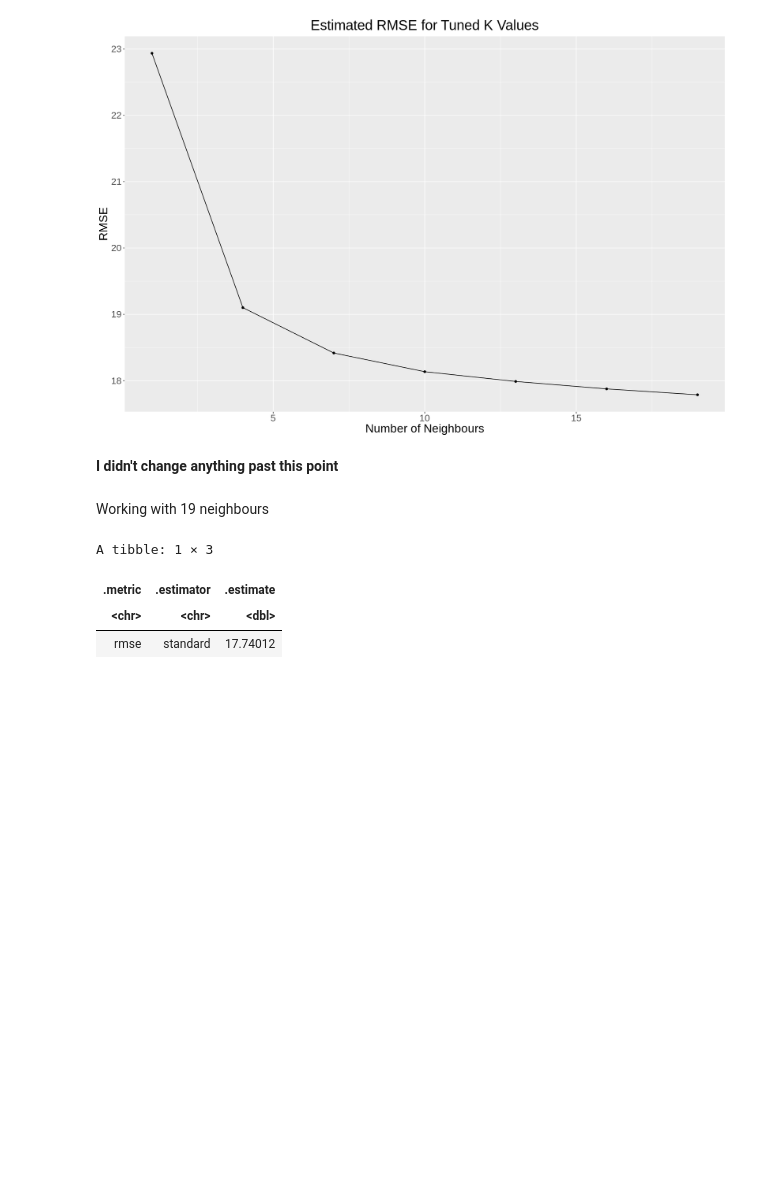
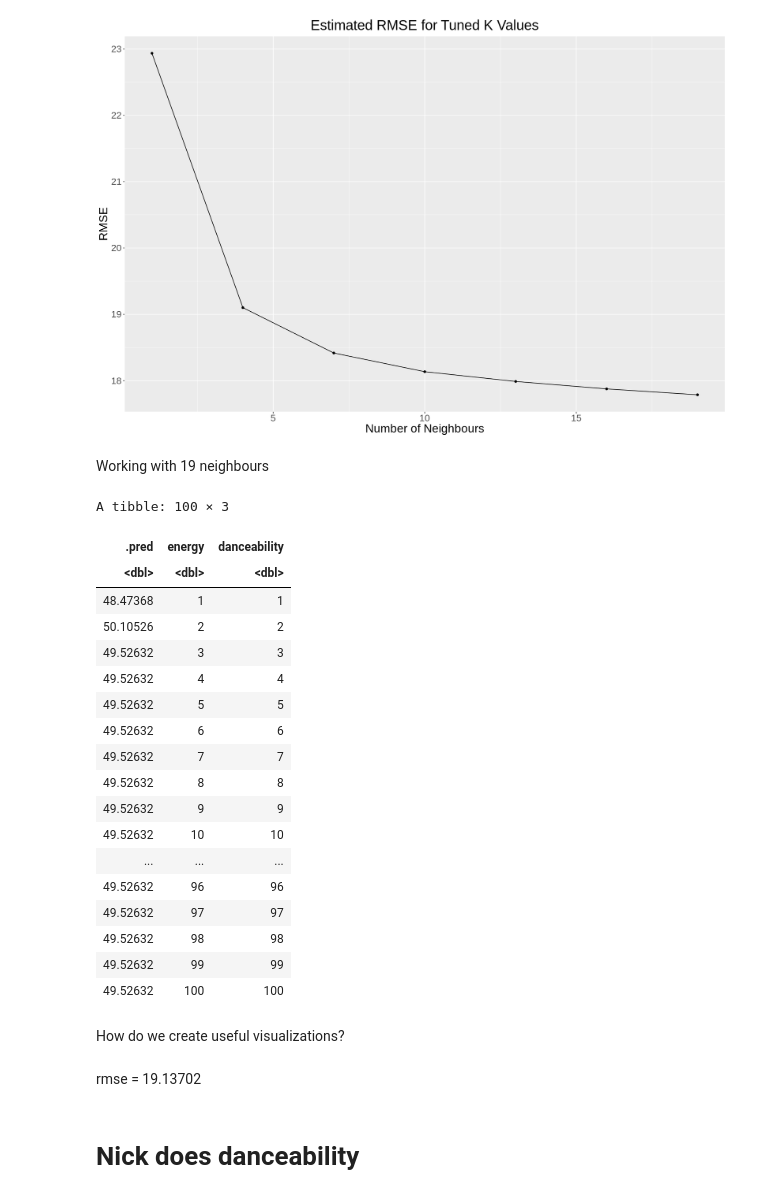
Before and after one commit to niickmerc/DSCI100-Group-Final, a Jupyter notebook: ProjectReport.ipynb, the cells around one changed output. Drawn from its saved outputs; the diff is of its cells as text; code cells hidden in the pictures; blank space fills up the shorter version.

Commit message:
Added rmse stuff

```diff
--- a/ProjectReport.ipynb
+++ b/ProjectReport.ipynb
@@ -196,8 +194,6 @@ accuracies_plot = spotify_rmse %>%
 accuracies_plot
 # %% [output]
 [figure]
-# %% [markdown]
-**I didn't change anything past this point**
 # %% [markdown]
 Working with 19 neighbours
 # %%
@@ -210,14 +206,42 @@ knn_fit = workflow() %>%
             add_model(knn_spec) %>%
             fit(data = spotify_train)
 
-spotify_predicted = predict(knn_fit, spotify_test) %>%
+spotify_summary = predict(knn_fit, spotify_test) %>%
                 bind_cols(spotify_test) %>%
                 metrics(truth = popularity, estimate = .pred) %>%
                 filter(.metric == "rmse")
-
-spotify_predicted
-# %% [output]
-A tibble: 1 × 3
-| .metric | .estimator | .estimate |
-| <chr> | <chr> | <dbl> |
-| rmse | standard | 17.74012 |
+# %%
+spotify_preds = tibble(energy = seq(from = 1, to = 100, by = 1),
+                       danceability = seq(from = 1, to = 100, by = 1))
+
+spotify_preds <- knn_fit %>%
+  predict(spotify_preds) %>%
+  bind_cols(spotify_preds)
+
+spotify_preds
+# %% [output]
+A tibble: 100 × 3
+| .pred | energy | danceability |
+| <dbl> | <dbl> | <dbl> |
+| 48.47368 | 1 | 1 |
+| 50.10526 | 2 | 2 |
+| 49.52632 | 3 | 3 |
+| 49.52632 | 4 | 4 |
+| 49.52632 | 5 | 5 |
+| 49.52632 | 6 | 6 |
+| 49.52632 | 7 | 7 |
+| 49.52632 | 8 | 8 |
+| 49.52632 | 9 | 9 |
+| 49.52632 | 10 | 10 |
+| ... | ... | ... |
+| 49.52632 | 96 | 96 |
+| 49.52632 | 97 | 97 |
+| 49.52632 | 98 | 98 |
+| 49.52632 | 99 | 99 |
+| 49.52632 | 100 | 100 |
+# %% [markdown]
+How do we create useful visualizations?
+# %% [markdown]
+rmse = 19.13702
+# %% [markdown]
+# Nick does danceability
```
Also changed, not shown: parts of 6 cells of this notebook.
